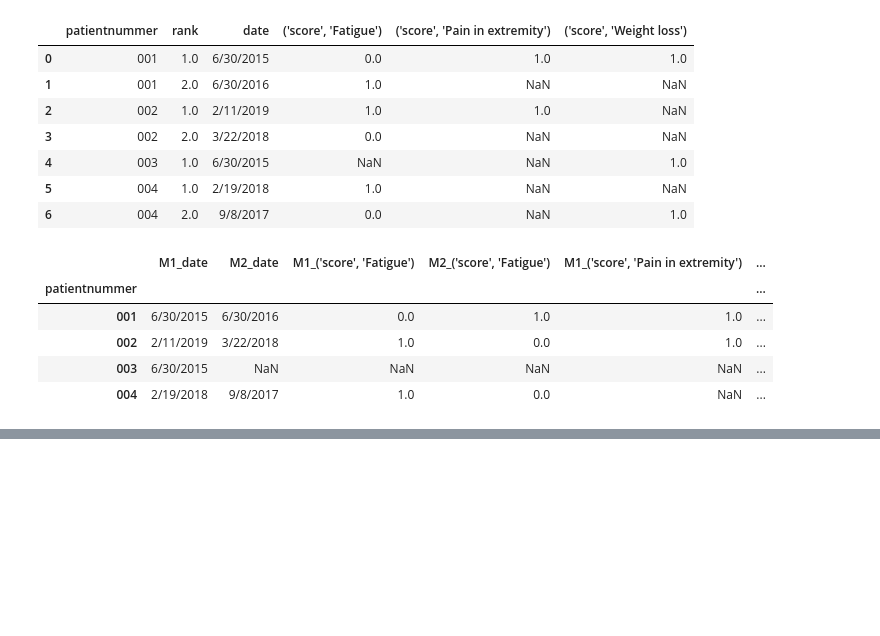
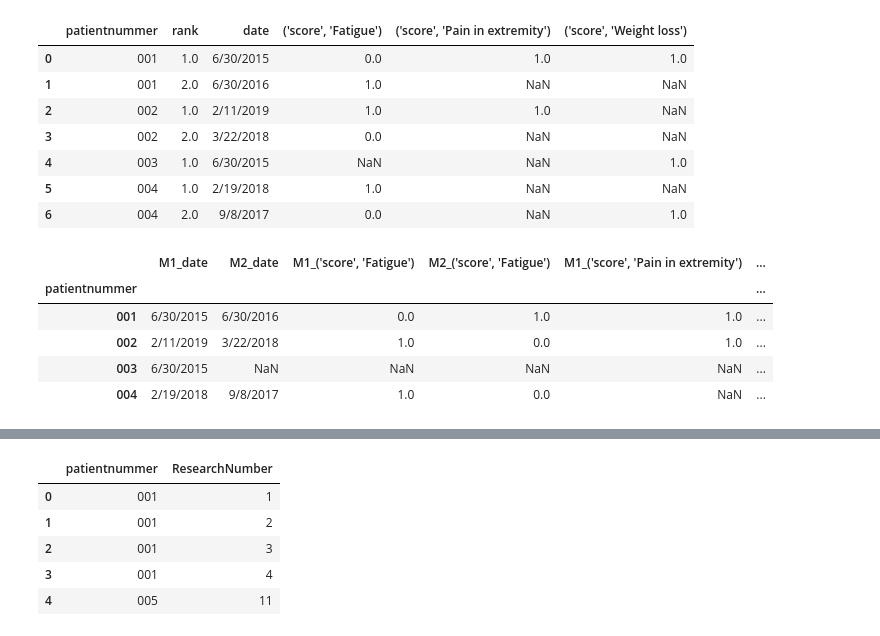
Before and after one commit to priya-gitTest/DataTricksWithPandas, a Jupyter notebook: PandaTricks_20220522_PO.ipynb, the cells around one changed output, grey strips where cells are left out. Cells and saved outputs as stored; diff of their text form; code cells hidden in the pictures; blank space fills up the shorter version.

```diff
--- a/PandaTricks_20220522_PO.ipynb
+++ b/PandaTricks_20220522_PO.ipynb
@@ -225,0 +258,9 @@ pivot_flat_unstack.head()
+# %%
+patient_df_monday.head()
+# %% [output]
+|  | patientnummer | ResearchNumber |
+| 0 | 001 | 1 |
+| 1 | 001 | 2 |
+| 2 | 001 | 3 |
+| 3 | 001 | 4 |
+| 4 | 005 | 11 |
```
Also changed, not shown: parts of 7 cells of this notebook.
